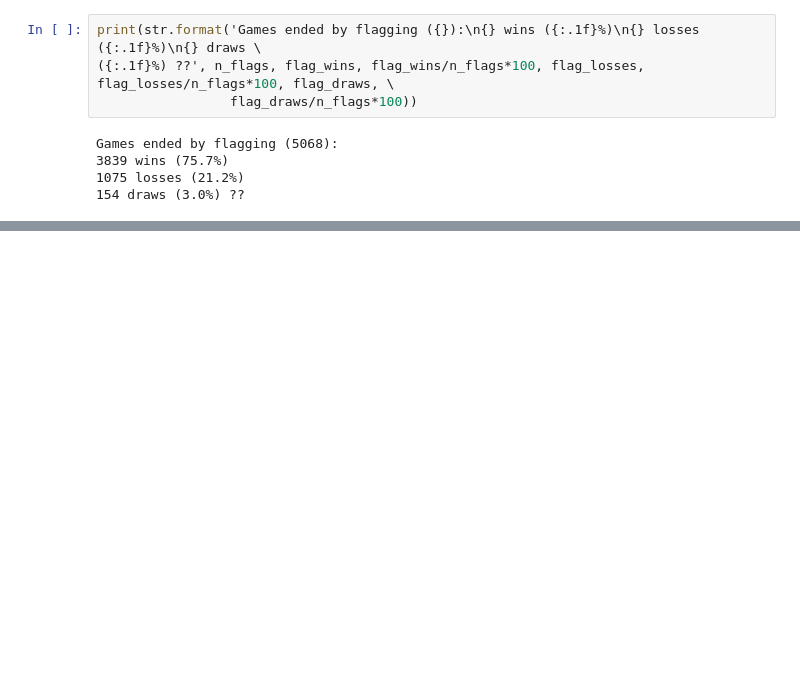
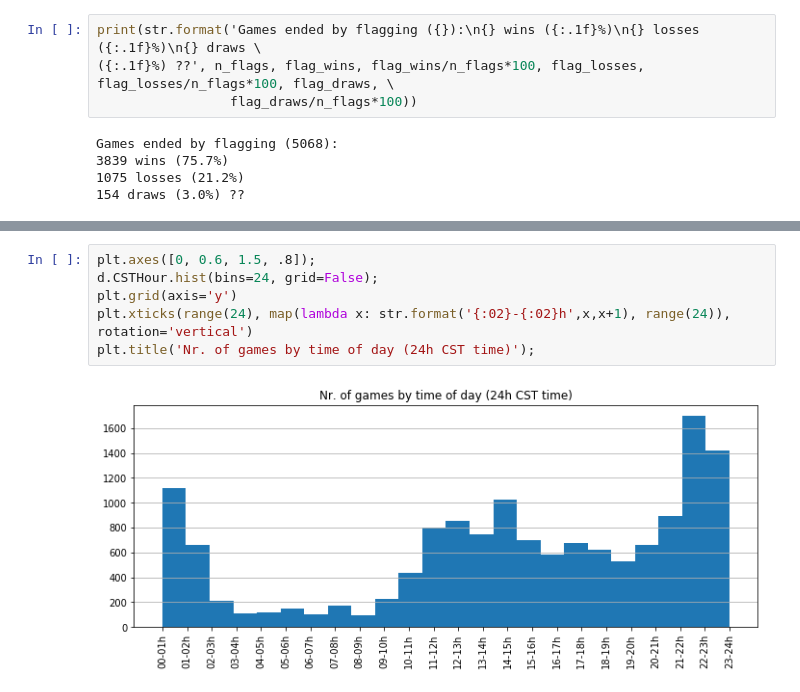
Before and after one commit to tvdhout/RosenChessData, a Jupyter notebook: Fun.ipynb, the cells around one changed output, grey strips where cells are left out. Cells and saved outputs as stored; diff of their text form; blank space fills up the shorter version.

```diff
--- a/Fun.ipynb
+++ b/Fun.ipynb
@@ -153,0 +197,8 @@ Games ended by flagging (5068):
+# %%
+plt.axes([0, 0.6, 1.5, .8]);
+d.CSTHour.hist(bins=24, grid=False);
+plt.grid(axis='y')
+plt.xticks(range(24), map(lambda x: str.format('{:02}-{:02}h',x,x+1), range(24)), rotation='vertical')
+plt.title('Nr. of games by time of day (24h CST time)');
+# %% [output]
+[figure, added]
```
Also changed, not shown: parts of 10 cells of this notebook.
